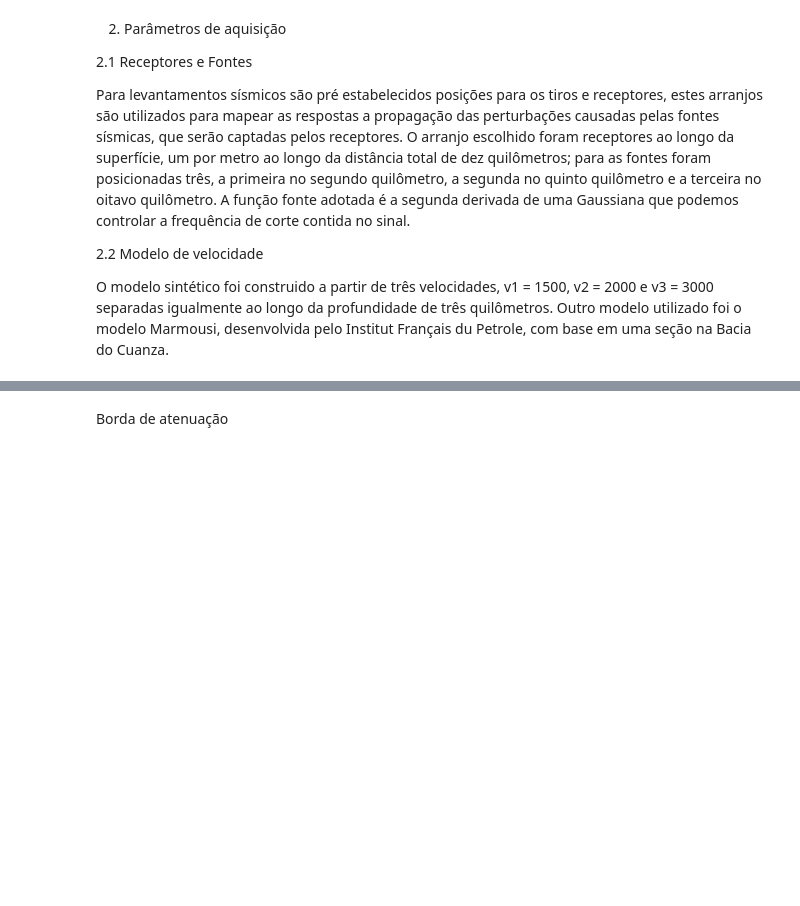
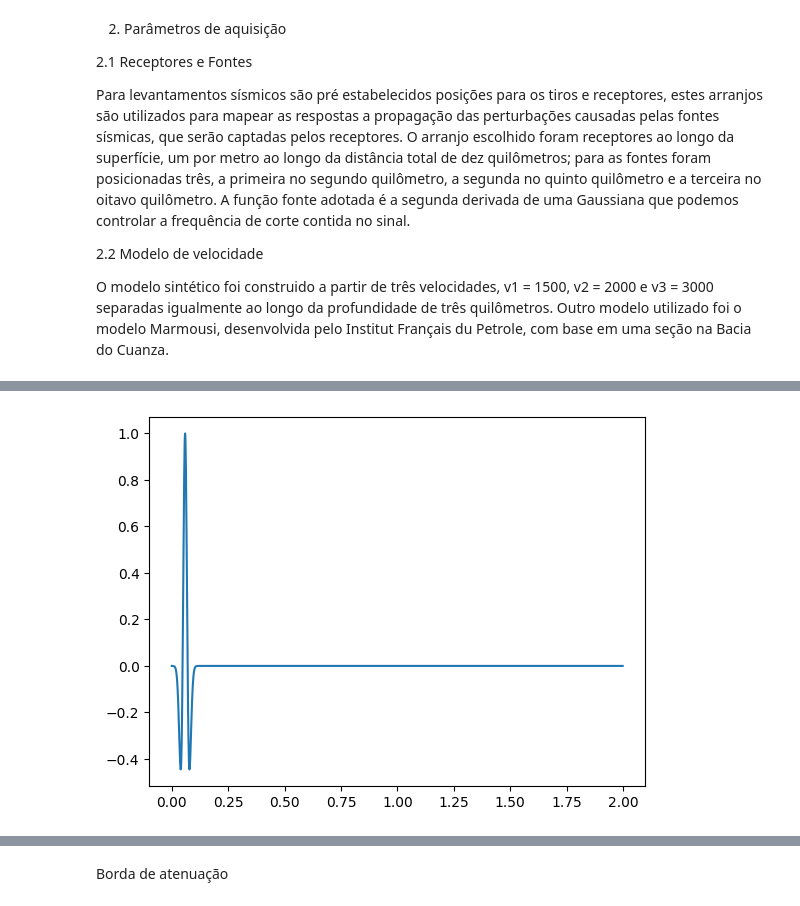
Before and after one commit to GISIS-UFF/SeismicModeling2D, a Jupyter notebook: src/Relatorio.ipynb, the cells around one changed output, grey strips where cells are left out. Saved outputs shown, nothing was run; the diff lists cells and outputs as text; code cells hidden in the pictures; blank space fills up the shorter version.

```diff
--- a/src/Relatorio.ipynb
+++ b/src/Relatorio.ipynb
@@ -16,0 +98,14 @@ O modelo sintético foi construido a partir de três velocidades, v1 = 1500, v2
+# %%
+def ricker(f0, t):
+    pi = np.pi
+    td  = t - 2 * np.sqrt(pi) / f0
+    fcd = f0 / (np.sqrt(pi) * 3)
+    source = (1 - 2 * pi * (pi * fcd * td) * (pi * fcd * td)) * np.exp(-pi * (pi * fcd * td) * (pi * fcd * td))
+    return source
+
+f0 = 60
+source = ricker(f0, t)
+plt.plot(t,source)
+plt.show()
+# %% [output]
+[figure, added]
```
Also changed, not shown: parts of 43 cells of this notebook.
